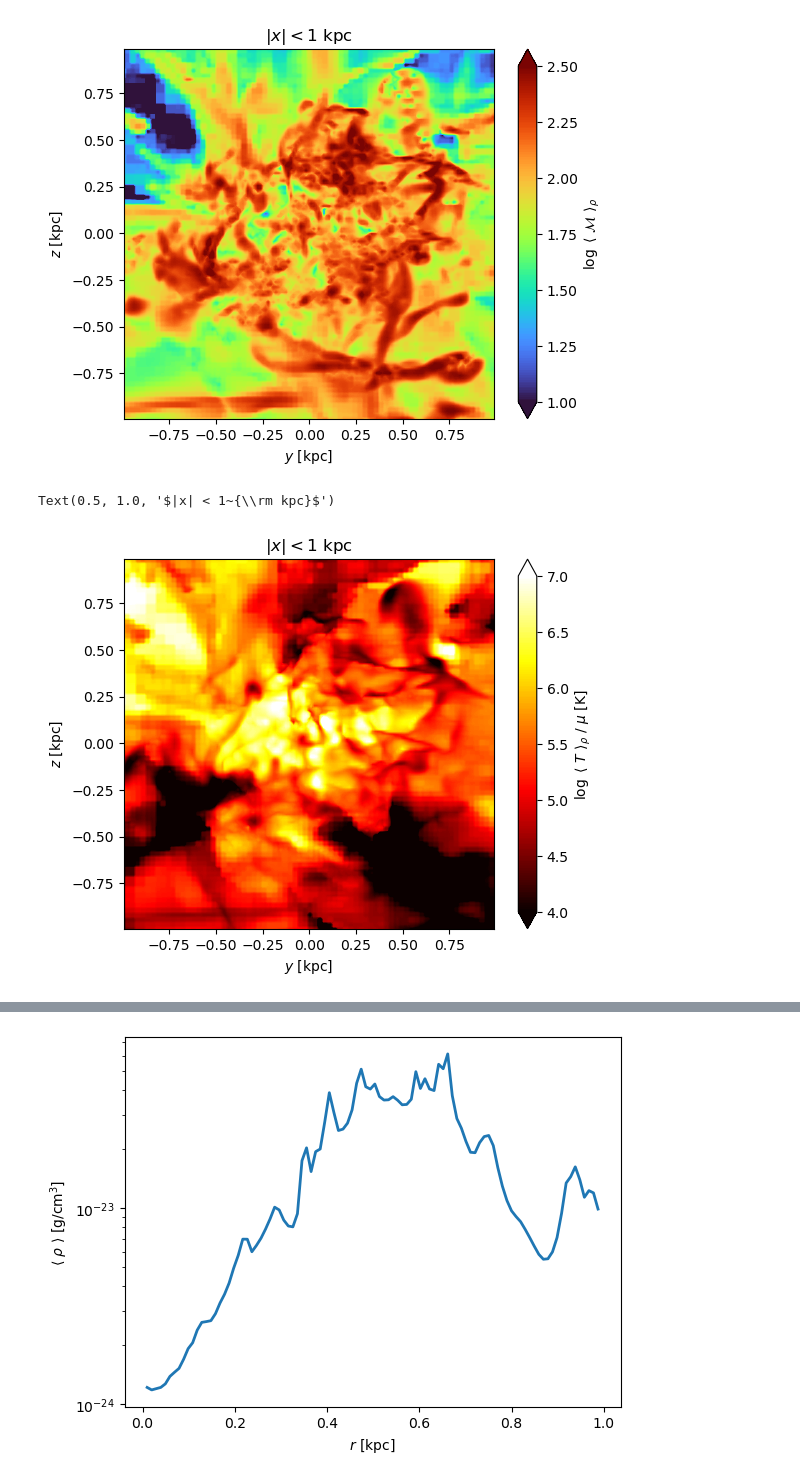
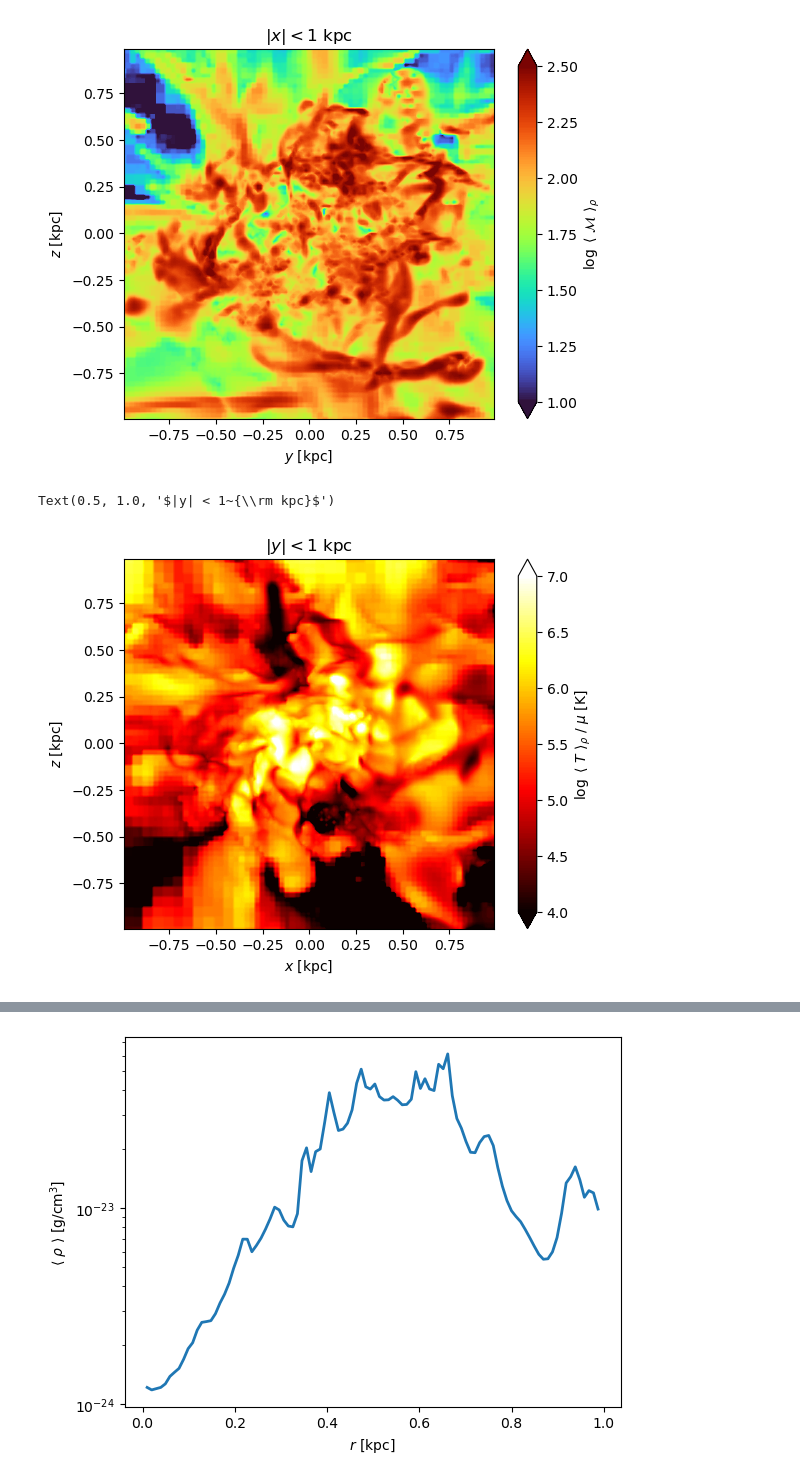
Before and after one commit to zandalman/RAMSES-analysis, a Jupyter notebook: analysis.ipynb, the cells around one changed output, grey strips where cells are left out. Drawn from its saved outputs; the diff is of its cells as text; code cells hidden in the pictures.

```diff
--- a/analysis.ipynb
+++ b/analysis.ipynb
@@ -184,15 +191,15 @@ plt.title(r'$|%s| < 1~{\rm kpc}$' % slice_label)
 Text(0.5, 1.0, '$|x| < 1~{\\rm kpc}$')
 [figure]
 # %%
-slice = X
+slice = Y
 slice_label = ["x", "y", "z"][slice]
 
 sim.plot_slice(sim.temp, (1e4, 1e7), avg=True, slice=slice, weight=sim.density, project=True, do_log=True, cmap='hot', cbar_label=r'$\log~\langle~T~\rangle_\rho~/~\mu$ [K]', cbar_tick_increment=0.5)
 
 plt.title(r'$|%s| < 1~{\rm kpc}$' % slice_label)
 
 # sim.save_fig("temp-proj-%s" % slice_label)
 # %% [output]
-Text(0.5, 1.0, '$|x| < 1~{\\rm kpc}$')
+Text(0.5, 1.0, '$|y| < 1~{\\rm kpc}$')
-[figure, old version]
+[figure, new version]
 # %%
```
Also changed, not shown: parts of 16 cells of this notebook, 2 other files.
